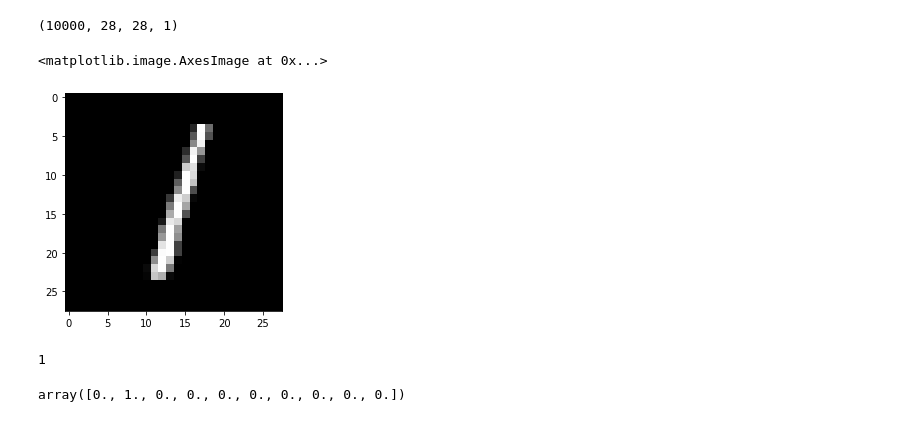
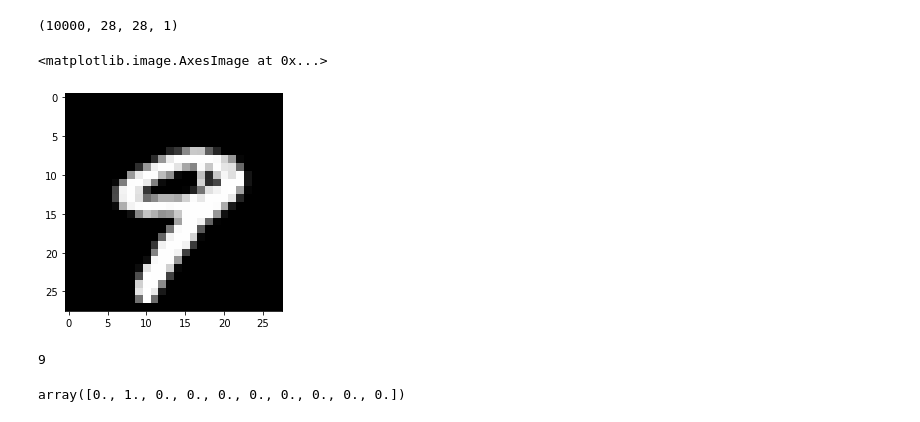
Before and after one commit to leorjr/DS-741, a Jupyter notebook: notebooks/Aula 23 - CNN _ RNN.ipynb, the cells around one changed output. Saved outputs shown, nothing was run; the diff lists cells and outputs as text; code cells hidden in the pictures.

```diff
--- a/notebooks/Aula 23 - CNN _ RNN.ipynb
+++ b/notebooks/Aula 23 - CNN _ RNN.ipynb
@@ -354,14 +345,14 @@ x_teste.shape
 # %% [output]
 (10000, 28, 28, 1)
 # %%
-plt.imshow(x_teste[2], cmap='gray')
+plt.imshow(x_teste[9], cmap='gray')
 # %% [output]
 <matplotlib.image.AxesImage at 0x...>
-[figure, old version]
+[figure, new version]
 # %%
-y_pred[2]
+y_pred[9]
 # %% [output]
-1
+9
 # %%
 y_teste[2]
 # %% [output]
```
Also changed, not shown: parts of 13 cells of this notebook, 5 other files.
